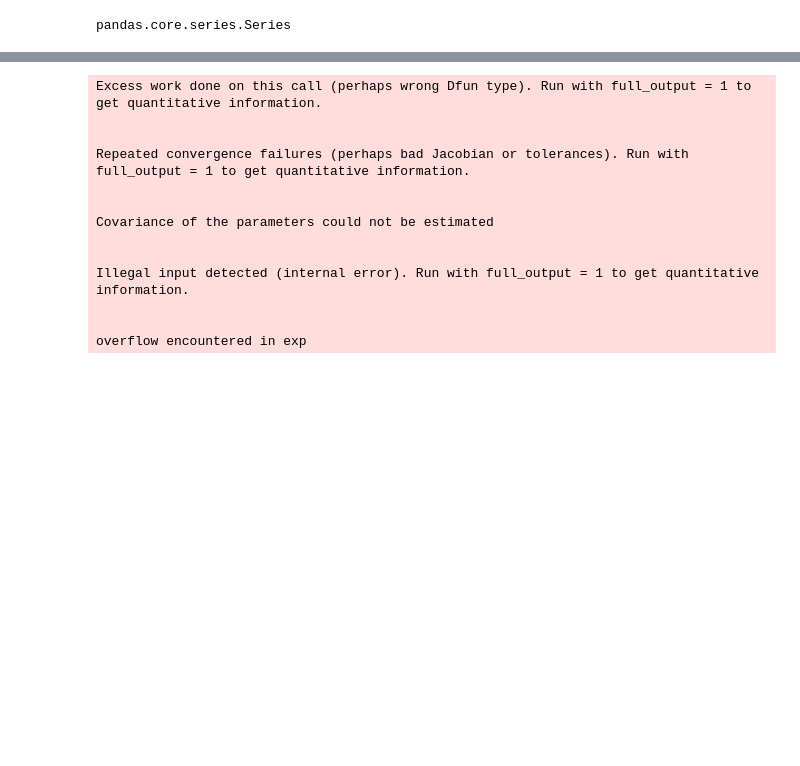
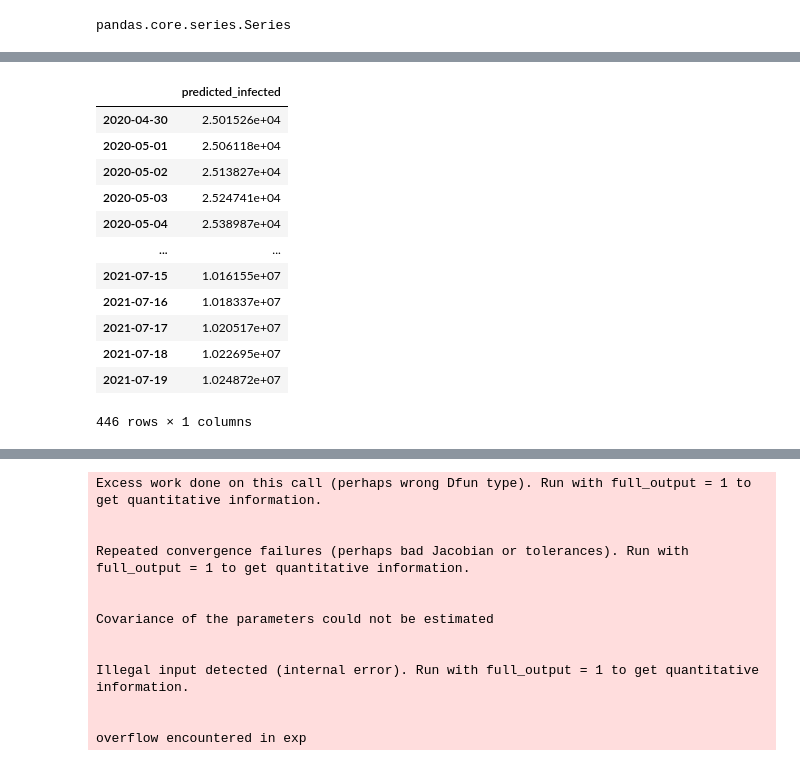
Before and after one commit to QuocTran/COVID-19, a Jupyter notebook: prognosis/Try_SEIR.ipynb, the cells around one changed output, grey strips where cells are left out. Cells and saved outputs as stored; diff of their text form; code cells hidden in the pictures; blank space fills up the shorter version.

```diff
--- a/prognosis/Try_SEIR.ipynb
+++ b/prognosis/Try_SEIR.ipynb
@@ -48,22 +64,27 @@ pandas.core.series.Series
 # %%
-def predict_cumulative_infected_cases_using_SEIR(cumulative_infected_cases, N, policy_change_dates, forecast_horizon=60):
+def predict_cumulative_infected_cases_SEIR(cumulative_infected_cases, N, start_date, C0=None, forecast_horizon=60):
     """
     N: total population
-    SEIR is started at the last policy effective date
+    SEIR is started at the start date with initial cumulative cases is set by C0.
+    If not set, C0 is the observed cumulative cases. This is very different from confirmed cases
+    Assumption: initial recovery is equal to cumulative cases at offset_days(19) days ago
     """
-    last_policy_change_date = policy_change_dates[-1]
-    last_policy_effective_date =  pd.to_datetime(last_policy_change_date)+ dt.timedelta(
-        mu.INFECT_2_HOSPITAL_TIME + mu.HOSPITAL_2_ICU_TIME + mu.ICU_2_DEATH_TIME)
-    Cpast = cumulative_infected_cases[cumulative_infected_cases.index>=last_policy_effective_date].dropna()
-    r0 = cumulative_infected_cases.loc[last_policy_change_date]
-    i0 = cumulative_infected_cases.loc[last_policy_effective_date]-r0
-    E0 = i0*0.2*range(20)
+    start_date = pd.to_datetime(start_date)
+    offset_days = dt.timedelta(mu.INFECT_2_HOSPITAL_TIME + mu.HOSPITAL_2_ICU_TIME + mu.ICU_2_DEATH_TIME)
+    Cpast = cumulative_infected_cases[cumulative_infected_cases.index>=start_date].dropna()
+    if C0 is None:
+        C0 = Cpast[0]
+    r0 = cumulative_infected_cases.loc[start_date - offset_days]
+    r0 = 0.9*C0
+    print(r0)
+    i0 = C0-r0
+    E0 = i0*0.2*range(10)
     best = np.inf
     res = (0, 0, 0)
     t = np.arange(len(Cpast))
     for e0 in E0:
         y0 = [N-e0-i0-r0, e0, i0, r0]
-        opt, val = SEIR.minimization(y0, t, Cpast, N, 50)
+        opt, val = SEIR.minimization(y0, t, Cpast, N, 30)
         if (val < best):
             besty0 = y0
             res = opt
@@ -73,9 +94,8 @@ def predict_cumulative_infected_cases_using_SEIR(cumulative_infected_cases, N, p
     out_seir = SEIR.dynamics(besty0, tau, N, *res)
     fitted = out_seir[:,2]+out_seir[:,3]
     date_range = Cpast.index.append(pd.date_range(start=Cpast.index[-1]+dt.timedelta(1), periods=forecast_horizon))
-    print(len(date_range))
-    print(len(tau))
+    print(res)
     return pd.DataFrame({'predicted_infected':fitted}, index=date_range)
 # %%
-predicted_cases = predict_cumulative_infected_cases_using_SEIR(Cases, N, ['2020/03/11', '2020/04/11'], forecast_horizon=365)
+predicted_cases = predict_cumulative_infected_cases_SEIR(Cases, N, start_date='2020/04/29', forecast_horizon=365)
 # %% [output]
@@ -98,0 +126,16 @@ Error - curve_fit failed
+# %%
+predicted_cases[1:]
+# %% [output]
+|  | predicted_infected |
+| 2020-04-30 | 2.501526e+04 |
+| 2020-05-01 | 2.506118e+04 |
+| 2020-05-02 | 2.513827e+04 |
+| 2020-05-03 | 2.524741e+04 |
+| 2020-05-04 | 2.538987e+04 |
+| ... | ... |
+| 2021-07-15 | 1.016155e+07 |
+| 2021-07-16 | 1.018337e+07 |
+| 2021-07-17 | 1.020517e+07 |
+| 2021-07-18 | 1.022695e+07 |
+| 2021-07-19 | 1.024872e+07 |
+446 rows × 1 columns
```
Also changed, not shown: parts of 17 cells of this notebook, 2 other files.
